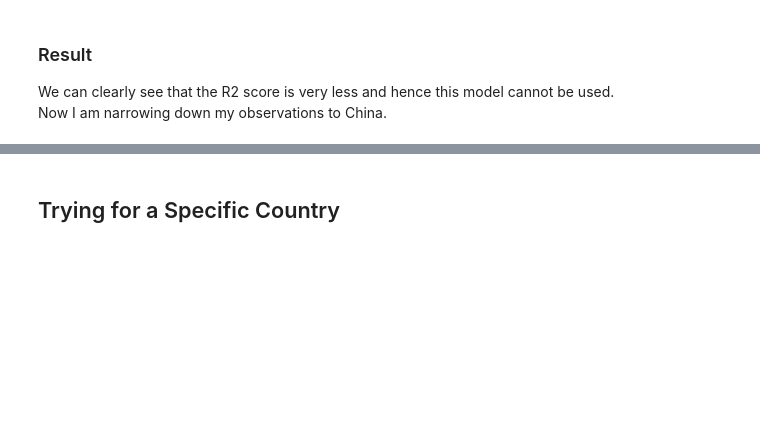
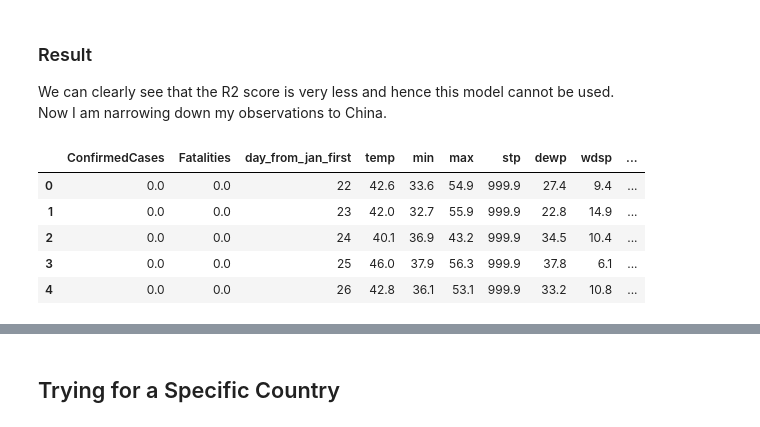
Before and after one commit to vigneshkumars-23/MachineLearning, a Jupyter notebook: COVID19&Weather_Eval2_CSE18164.ipynb, the cells around one changed output, grey strips where cells are left out. Drawn from its saved outputs; the diff is of its cells as text; code cells hidden in the pictures; blank space fills up the shorter version.

```diff
--- a/COVID19&Weather_Eval2_CSE18164.ipynb
+++ b/COVID19&Weather_Eval2_CSE18164.ipynb
@@ -240,3 +240,12 @@ R2 Score: 0.018621640612006385
 ### Result
 We can clearly see that the R2 score is very less and hence this model cannot be used.<br>
 Now I am narrowing down my observations to China.
+# %%
+df.head()
+# %% [output]
+|  | ConfirmedCases | Fatalities | day_from_jan_first | temp | min | max | stp | dewp | wdsp | ... |
+| 0 | 0.0 | 0.0 | 22 | 42.6 | 33.6 | 54.9 | 999.9 | 27.4 | 9.4 | ... |
+| 1 | 0.0 | 0.0 | 23 | 42.0 | 32.7 | 55.9 | 999.9 | 22.8 | 14.9 | ... |
+| 2 | 0.0 | 0.0 | 24 | 40.1 | 36.9 | 43.2 | 999.9 | 34.5 | 10.4 | ... |
+| 3 | 0.0 | 0.0 | 25 | 46.0 | 37.9 | 56.3 | 999.9 | 37.8 | 6.1 | ... |
+| 4 | 0.0 | 0.0 | 26 | 42.8 | 36.1 | 53.1 | 999.9 | 33.2 | 10.8 | ... |
```
Also changed, not shown: parts of 7 cells of this notebook.
